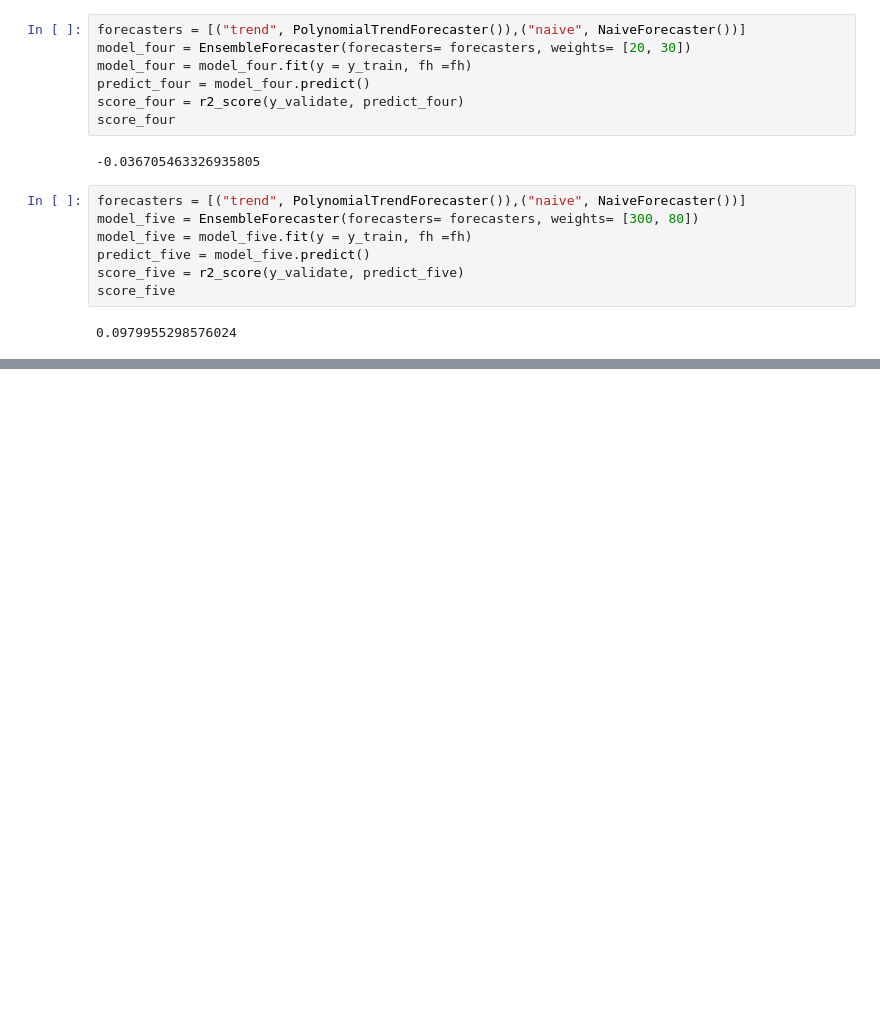
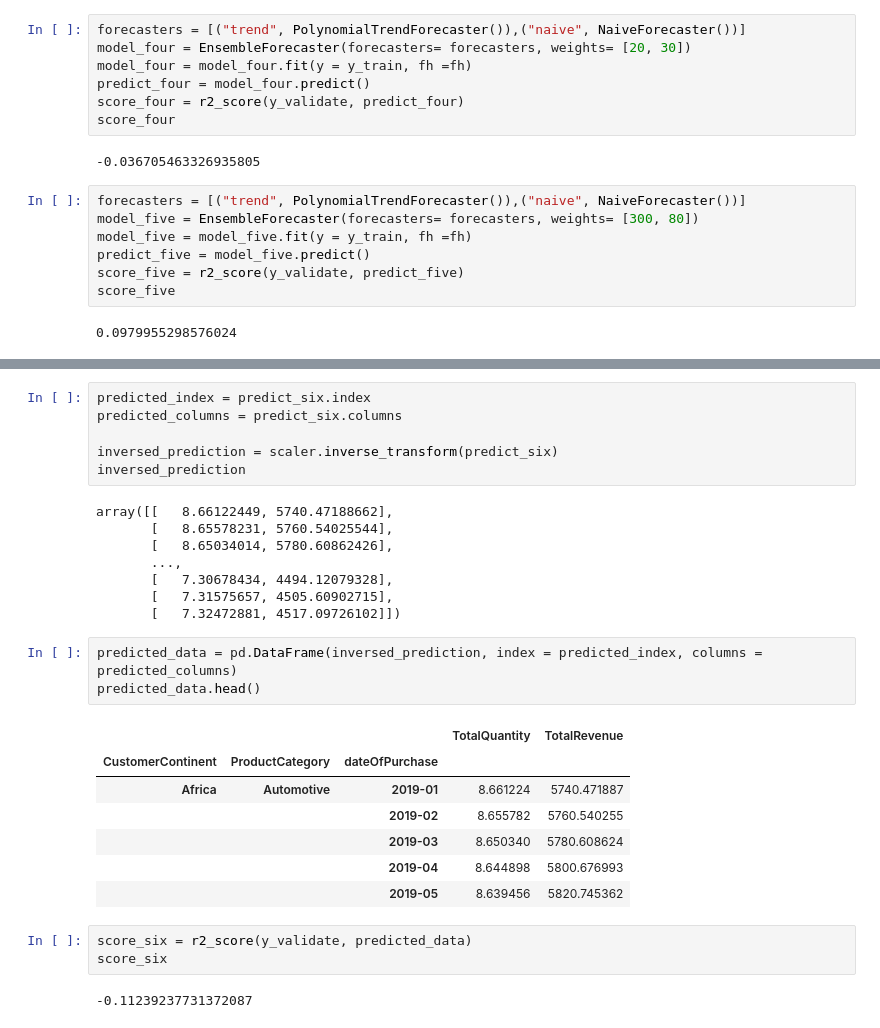
Before and after one commit to josephine-amponsah/hierarchical-forecasting, a Jupyter notebook: notebooks/multivariate-HTS.ipynb, the cells around one changed output, grey strips where cells are left out. Cells and saved outputs as stored; diff of their text form; blank space fills up the shorter version.

```diff
--- a/notebooks/multivariate-HTS.ipynb
+++ b/notebooks/multivariate-HTS.ipynb
@@ -367,0 +436,30 @@ score_five
+# %%
+predicted_index = predict_six.index
+predicted_columns = predict_six.columns
+
+inversed_prediction = scaler.inverse_transform(predict_six)
+inversed_prediction
+# %% [output]
+array([[   8.66122449, 5740.47188662],
+       [   8.65578231, 5760.54025544],
+       [   8.65034014, 5780.60862426],
+       ...,
+       [   7.30678434, 4494.12079328],
+       [   7.31575657, 4505.60902715],
+       [   7.32472881, 4517.09726102]])
+# %%
+predicted_data = pd.DataFrame(inversed_prediction, index = predicted_index, columns = predicted_columns)
+predicted_data.head()
+# %% [output]
+|  |  |  | TotalQuantity | TotalRevenue |
+| CustomerContinent | ProductCategory | dateOfPurchase |  |  |
+| Africa | Automotive | 2019-01 | 8.661224 | 5740.471887 |
+|  |  | 2019-02 | 8.655782 | 5760.540255 |
+|  |  | 2019-03 | 8.650340 | 5780.608624 |
+|  |  | 2019-04 | 8.644898 | 5800.676993 |
+|  |  | 2019-05 | 8.639456 | 5820.745362 |
+# %%
+score_six = r2_score(y_validate, predicted_data)
+score_six
+# %% [output]
+-0.11239237731372087
```
Also changed, not shown: parts of 41 cells of this notebook.
